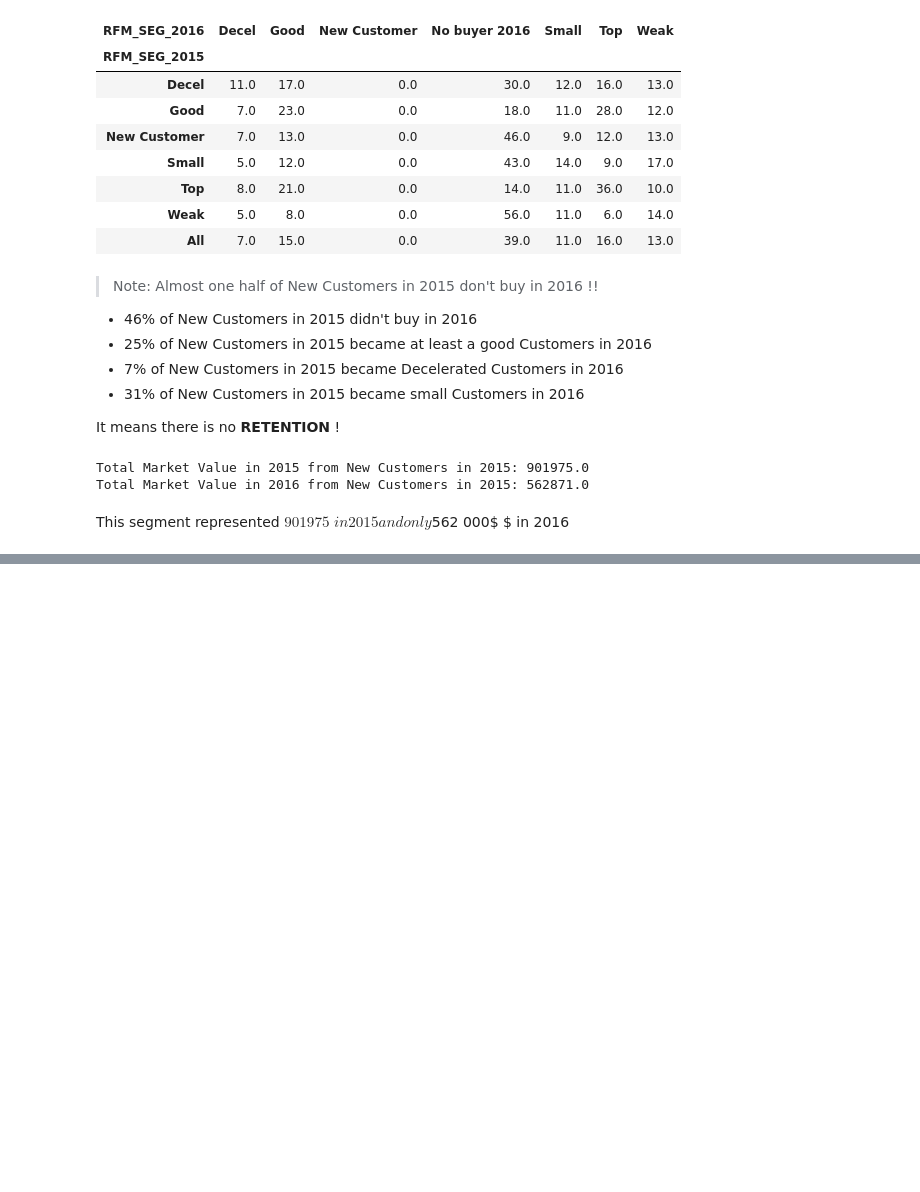
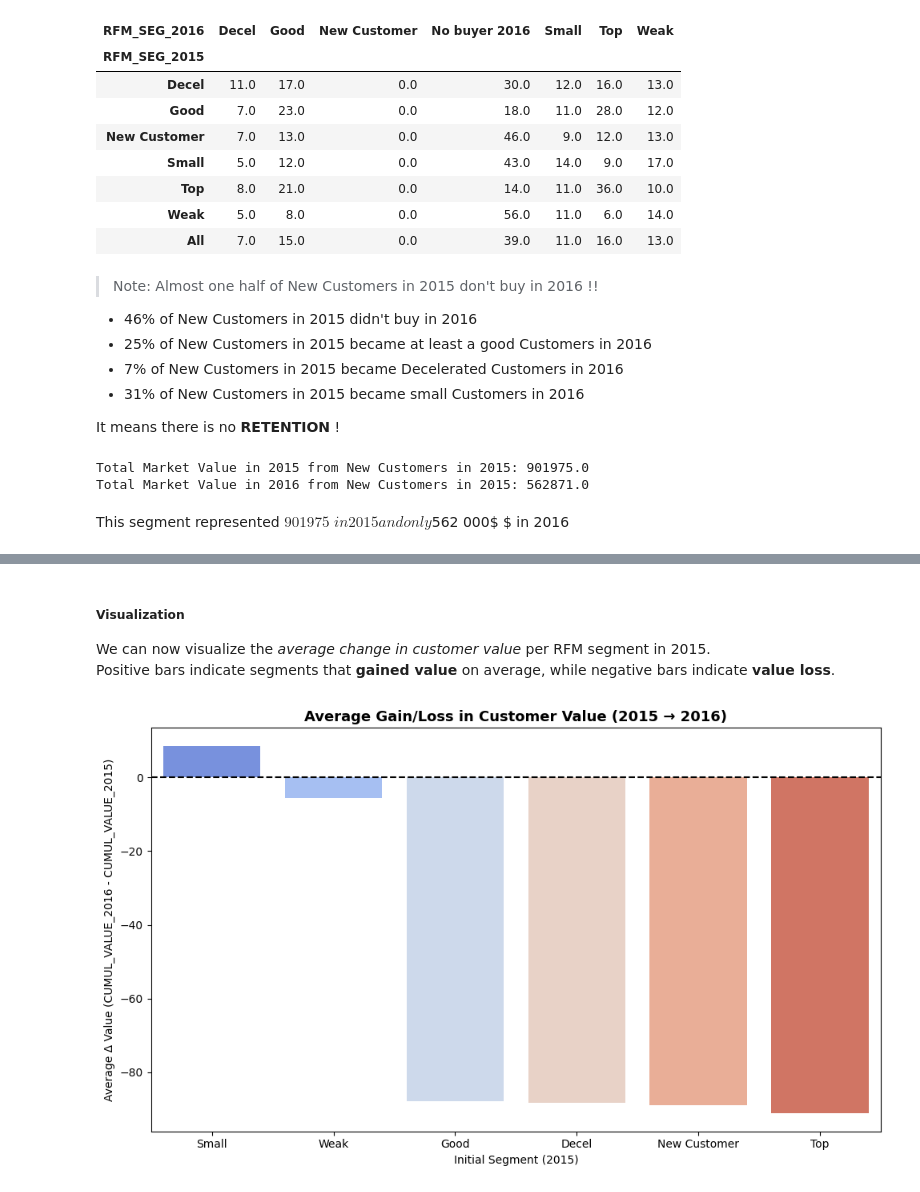
Before and after one commit to lucasmtse/Client-Segmentation, a Jupyter notebook: Notebook_segmentation.ipynb, the cells around one changed output, grey strips where cells are left out. Drawn from its saved outputs; the diff is of its cells as text; code cells hidden in the pictures; blank space fills up the shorter version.

```diff
--- a/Notebook_segmentation.ipynb
+++ b/Notebook_segmentation.ipynb
@@ -470,0 +585,14 @@ This segment represented $901 975$ $ in 2015  and only $562 000$ $ in 2016
+# %%
+# Compute change in value between 2015 and 2016
+df = MIGRATION_segment_with_NA.copy()
+df["DELTA_VALUE"] = df["CUMUL_VALUE_2016"] - df["CUMUL_VALUE_2015"]
+
+# Summary by initial RFM segment (2015)
+delta_summary = (
+    df.groupby("RFM_SEG_2015")["DELTA_VALUE"]
+      .agg(["mean", "median", "count"])
+      .sort_values("mean", ascending=False)
+      .reset_index()
+)
+
+delta_summary
@@ -470,0 +607,21 @@ This segment represented $901 975$ $ in 2015  and only $562 000$ $ in 2016
+# %% [markdown]
+##### Visualization
+We can now visualize the *average change in customer value* per RFM segment in 2015.
+Positive bars indicate segments that **gained value** on average, while negative bars indicate **value loss**.
+# %%
+plt.figure(figsize=(10,6))
+sns.barplot(
+    data=delta_summary,
+    x="RFM_SEG_2015", y="mean",
+    hue="RFM_SEG_2015",
+    palette="coolwarm",
+    order=delta_summary["RFM_SEG_2015"]
+)
+plt.axhline(0, color="black", linestyle="--")
+plt.title("Average Gain/Loss in Customer Value (2015 → 2016)", fontsize=13, fontweight="bold")
+plt.ylabel("Average Δ Value (CUMUL_VALUE_2016 - CUMUL_VALUE_2015)")
+plt.xlabel("Initial Segment (2015)")
+plt.tight_layout()
+plt.show()
+# %% [output]
+[figure, added]
```
Also changed, not shown: parts of 48 cells of this notebook, 3 other files.
